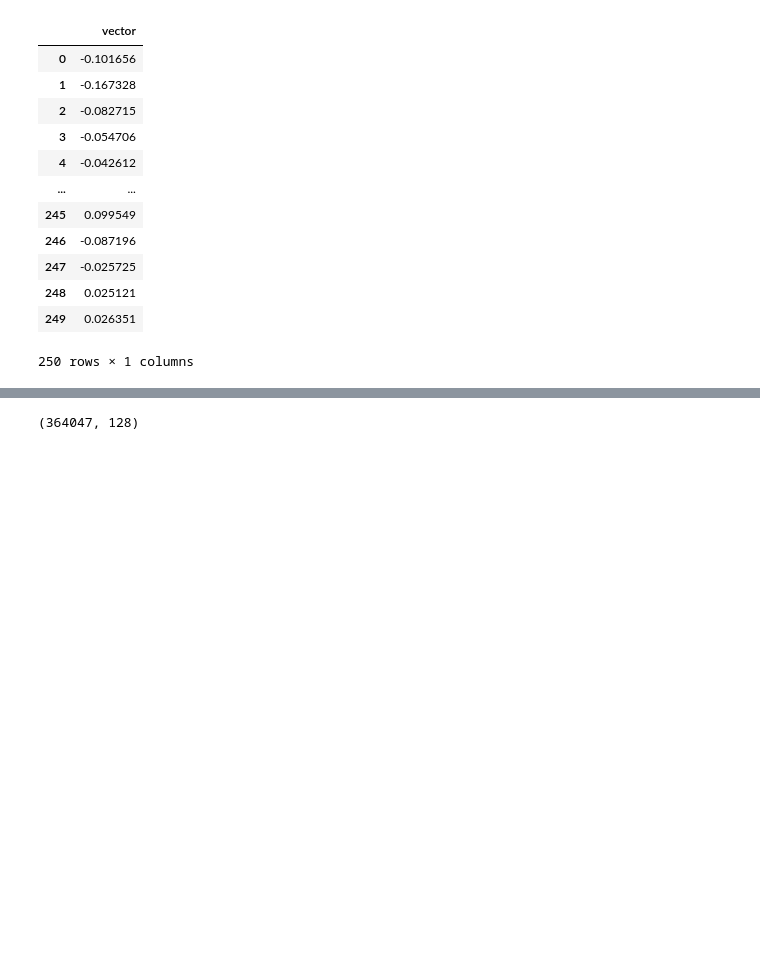
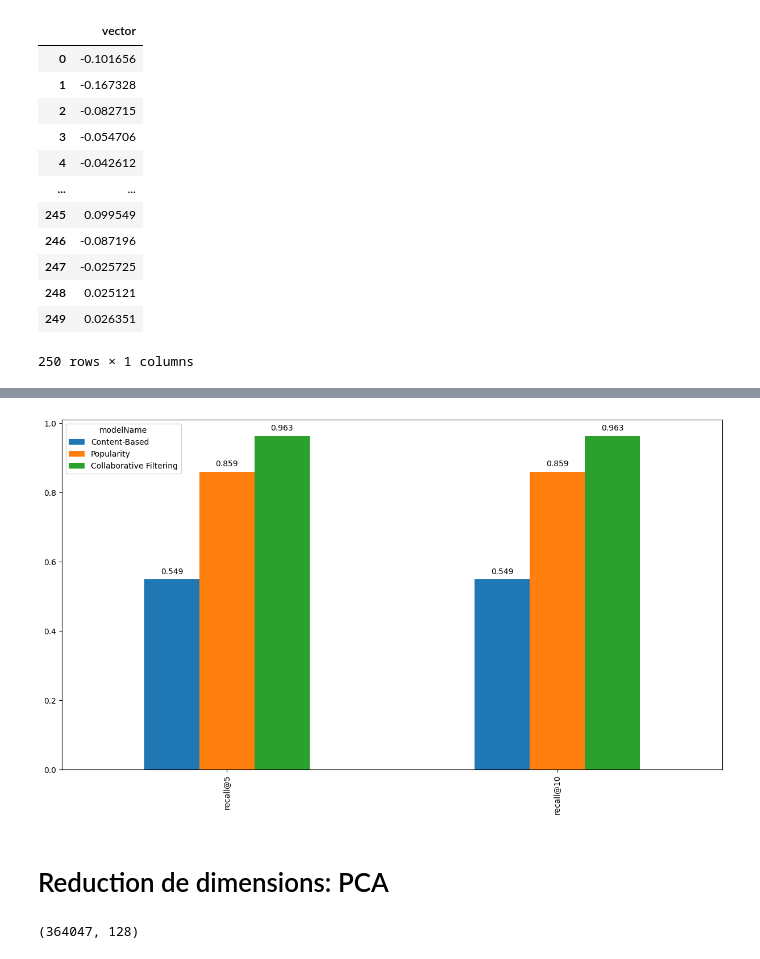
Before and after one commit to amadousysada/content-recommendation, a Jupyter notebook: analyse-exploratoire.ipynb, the cells around one changed output, grey strips where cells are left out. Cells and saved outputs as stored; diff of their text form; code cells hidden in the pictures; blank space fills up the shorter version.

```diff
--- a/analyse-exploratoire.ipynb
+++ b/analyse-exploratoire.ipynb
@@ -235,0 +561,29 @@ content_based_recommender_model.recommend_items(user_id=50, items_to_ignore=alre
+# %%
+class CFRecommender:
+
+    MODEL_NAME = 'Collaborative Filtering'
+
+    def __init__(self, cf_predictions_df, items_df=None):
+        self.cf_predictions_df = cf_predictions_df
+        self.items_df = items_df
+
+    def get_model_name(self):
+        return self.MODEL_NAME
+
+    def recommend_items(self, user_id, items_to_ignore=[], topn=10, verbose=False):
+        sorted_user_predictions = self.cf_predictions_df[user_id].sort_values(ascending=False) \
+                                    .reset_index().rename(columns={user_id: 'score'})
+        recommendations_df = sorted_user_predictions[~sorted_user_predictions['article_id'].isin(items_to_ignore)] \
+                               .sort_values('score', ascending = False) \
+                               .head(topn)
+        if verbose:
+            if self.items_df is None:
+                raise Exception('"items_df" is required in verbose mode')
+
+            recommendations_df = recommendations_df.merge(self.items_df, how = 'left',
+                                                          left_on = 'article_id',
+                                                          right_on = 'article_id')[['article_id', 'score','category_id', 'words_count']]
+        return recommendations_df
+# %%
+cf_recommender_model = CFRecommender(cf_preds_df, articles_metadata)
+cf_recommender_model.recommend_items(user_id=50, items_to_ignore=already_seen, topn=10, verbose=True)
@@ -235,0 +604,6 @@ content_based_recommender_model.recommend_items(user_id=50, items_to_ignore=alre
+# %%
+%%time
+print('Evaluation du model Collaborative Filtering model...')
+cf_global_metrics, cf_detailed_results_df = evaluate_model(cf_recommender_model)
+print('\nGlobal metrics:\n%s' % cf_global_metrics)
+cf_detailed_results_df.head(10)
@@ -235,0 +630,4 @@ content_based_recommender_model.recommend_items(user_id=50, items_to_ignore=alre
+# %%
+global_metrics_df = pd.DataFrame([cbf_global_metrics, pop_global_metrics, cf_global_metrics]) \
+                        .set_index('modelName')
+global_metrics_df
@@ -236,3 +640,11 @@ content_based_recommender_model.recommend_items(user_id=50, items_to_ignore=alre
+# %%
+ax = global_metrics_df.transpose().plot(kind='bar', figsize=(15,8))
+for p in ax.patches:
+    ax.annotate("%.3f" % p.get_height(), (p.get_x() + p.get_width() / 2., p.get_height()), ha='center', va='center', xytext=(0, 10), textcoords='offset points')
+# %% [output]
+[figure, added]
+# %% [markdown]
+# Reduction de dimensions: PCA
 # %%
 from sklearn.decomposition import PCA
 from sklearn.preprocessing import normalize
```
Also changed, not shown: parts of 33 cells of this notebook.
